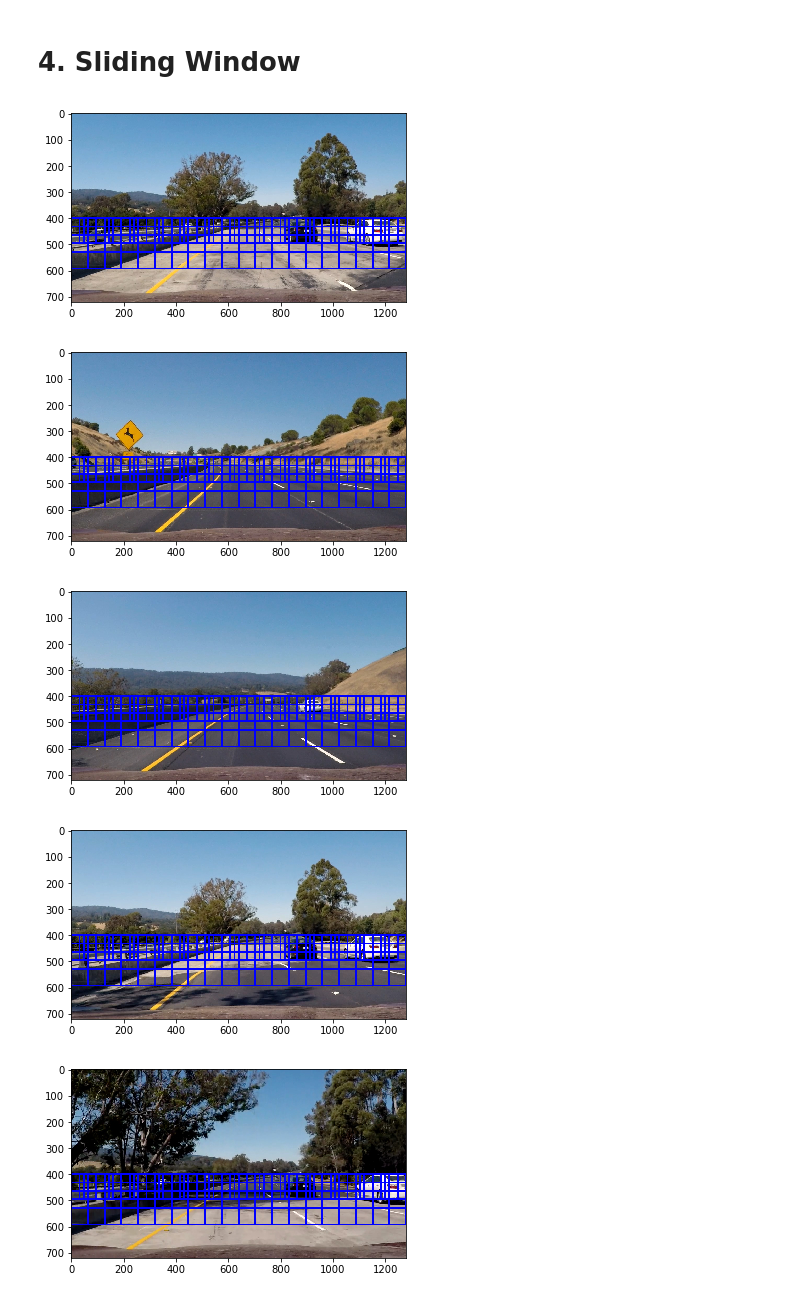
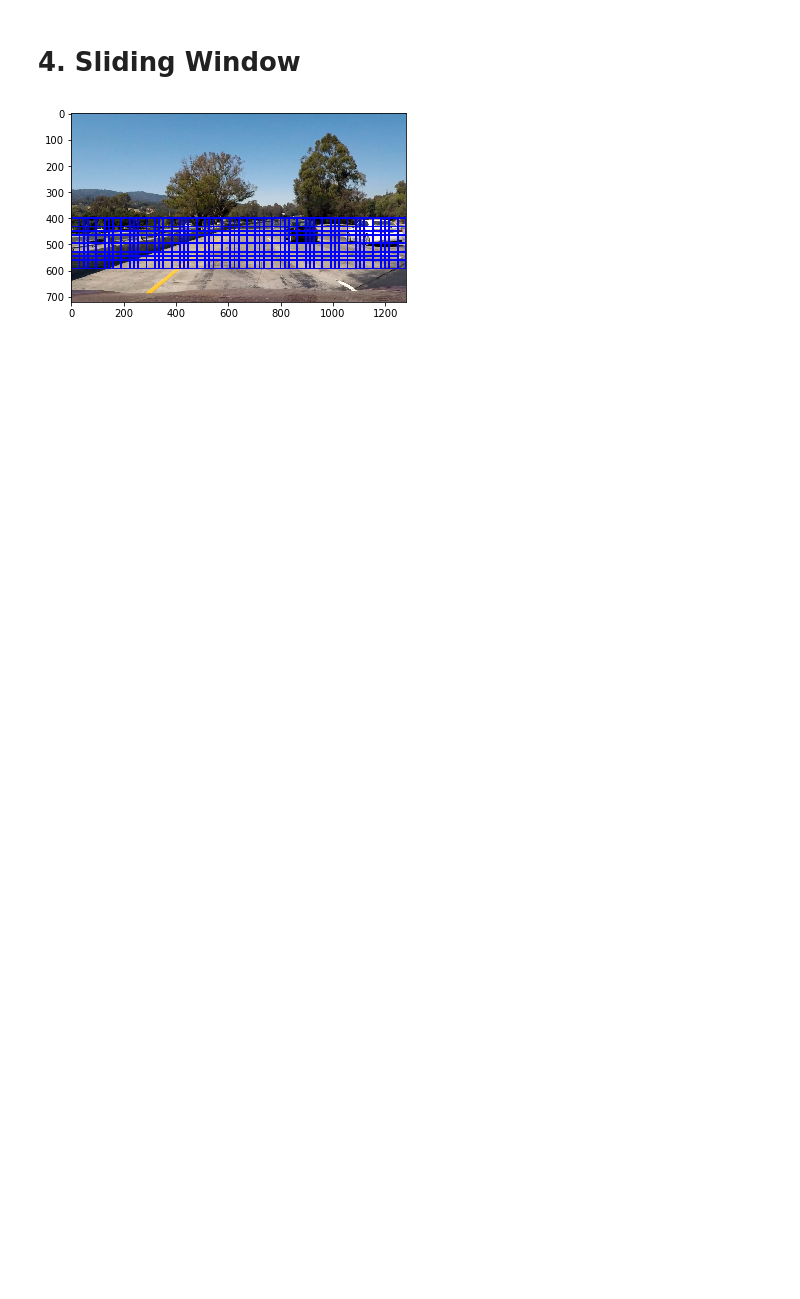
Before and after one commit to philbort/udacity_self_driving_car, a Jupyter notebook: P5_Vehicle_Detection/P5_Vehicle_Detection.ipynb, the cells around one changed output. Drawn from its saved outputs; the diff is of its cells as text; code cells hidden in the pictures; blank space fills up the shorter version.

```diff
--- a/P5_Vehicle_Detection/P5_Vehicle_Detection.ipynb
+++ b/P5_Vehicle_Detection/P5_Vehicle_Detection.ipynb
@@ -246,14 +245,12 @@ For these 10 labels:  [ 0.  0.  1.  1.  1.  1.  0.  1.  0.  0.]
 # %%
 # Here is your draw_boxes function from the previous exercise
 def draw_boxes(img, bboxes, color=(0, 0, 255), thick=6):
-    # Make a copy of the image
-    imcopy = np.copy(img)
     # Iterate through the bounding boxes
     for bbox in bboxes:
         # Draw a rectangle given bbox coordinates
-        cv2.rectangle(imcopy, bbox[0], bbox[1], color, thick)
-    # Return the image copy with boxes drawn
-    return imcopy
+        cv2.rectangle(img, bbox[0], bbox[1], color, thick)
+    # Return the image with boxes drawn
+    return img
 
 # Define a function that takes an image,
 # start and stop positions in both x and y,
@@ -297,25 +294,17 @@ def slide_window(img, x_start_stop=[None, None], y_start_stop=[None, None],
     # Return the list of windows
     return window_list
 # %%
-y_start_stops = [[400, 500],
-                 [400, 500],
-                 [400, 600]]
+y_start_stops = [400, 600]
 xy_windows = [(64, 64),
               (96, 96),
               (128, 128)]
-test_imgs = glob.glob('test_images/*.jpg')
-for img in test_imgs:
-    img = mpimg.imread(img)
-    windows = []
-    for i in range(len(y_start_stops)):
-        windows  += slide_window(img, x_start_stop=[None, None], y_start_stop=y_start_stops[i],
-                               xy_window=xy_windows[i],xy_overlap=(0.5, 0.5))
-    window_img = draw_boxes(img, windows, color=(0,0,255), thick = 6)
-    plt.figure()
-    plt.imshow(window_img)
+test_img = mpimg.imread('test_images/test1.jpg')
+windows = []
+for i in range(len(xy_windows)):
+    windows  += slide_window(test_img, x_start_stop=[None, None], y_start_stop=y_start_stops,
+                           xy_window=xy_windows[i],xy_overlap=(0.5, 0.5))
+window_img = draw_boxes(test_img, windows, color=(0,0,255), thick = 6)
+plt.figure()
+plt.imshow(window_img);
 # %% [output]
-[figure, old version]
+[figure, new version]
-[figure, removed]
-[figure, removed]
-[figure, removed]
-[figure, removed]
```
Also changed, not shown: parts of 14 cells of this notebook.
